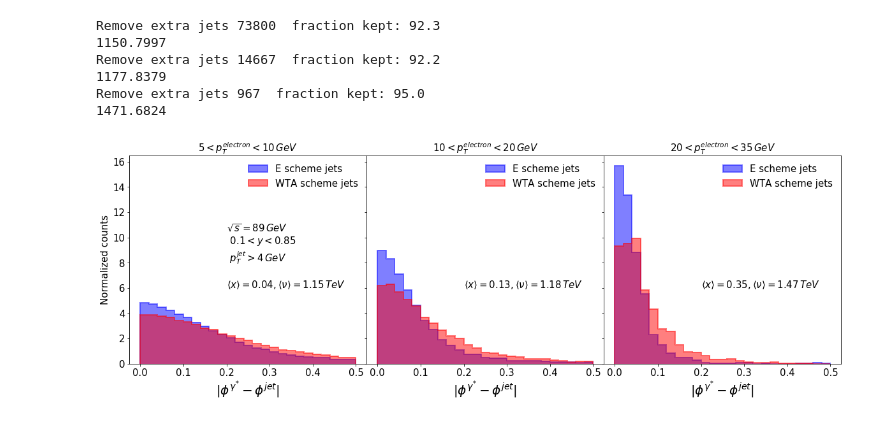
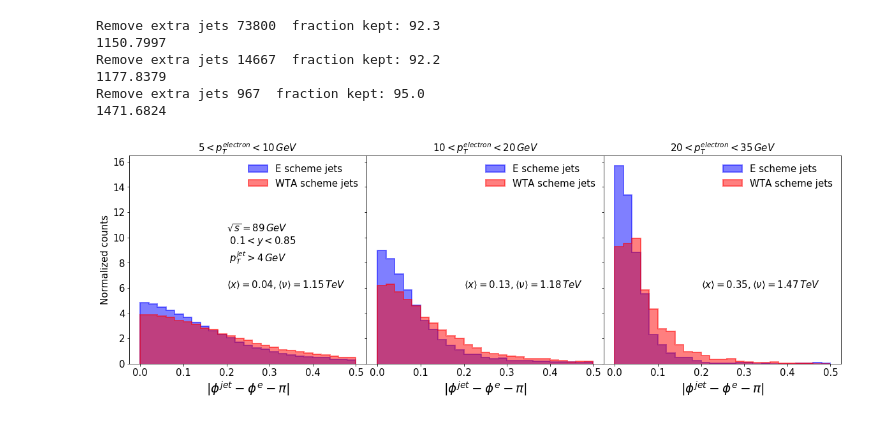
Before and after one commit to y-song/notebooks, a Jupyter notebook: dphi_e_scheme_wta_scheme.ipynb, the cells around one changed output. Cells and saved outputs as stored; diff of their text form; code cells hidden in the pictures.

```diff
--- a/dphi_e_scheme_wta_scheme.ipynb
+++ b/dphi_e_scheme_wta_scheme.ipynb
@@ -151,34 +151,34 @@ fig = plt.figure(figsize=(20,6))
 plt.subplots_adjust(wspace=0, hspace=0)
 
 ax1 = plt.subplot(131)
 plot_dphi([d1,e1], ['E scheme jets','WTA scheme jets'], ['b','r'])
-plt.xlabel('$|\phi^{\gamma^{*}}-\phi^{jet}|$', fontsize=20)
+plt.xlabel('$|\phi^{jet}-\phi^e-\pi|$', fontsize=20)
 plt.ylabel('Normalized counts', fontsize=15)
 plt.xticks(fontsize=15)
 plt.yticks(fontsize=15)
 plt.text(0.2,6, r'$\langle x \rangle = 0.04, \langle \nu \rangle = 1.15 \, TeV$', fontsize=15)
 plt.text(0.2,8, '$\sqrt{s} = 89 \, GeV$ \n $0.1 < y < 0.85$ \n $p_T^{jet} > 4 \, GeV$', fontsize=15)
 plt.legend(prop={'size': 15}, frameon=False, loc='best')
 plt.title('$5 < p_T^{electron} < 10 \, GeV$', fontsize=15)
 
 ax2 = plt.subplot(132, sharey=ax1)
 plot_dphi([d2,e2], ['E scheme jets','WTA scheme jets'], ['b','r'])
-plt.xlabel('$|\phi^{\gamma^{*}}-\phi^{jet}|$', fontsize=20)
+plt.xlabel('$|\phi^{jet}-\phi^e-\pi|$', fontsize=20)
 plt.xticks(fontsize=15)
 plt.setp(ax2.get_yticklabels(), visible=False)
 plt.text(0.2,6, r'$\langle x \rangle = 0.13, \langle \nu \rangle = 1.18 \, TeV$', fontsize=15)
 plt.legend(prop={'size': 15}, frameon=False, loc='best')
 plt.title('$10 < p_T^{electron} < 20 \, GeV$', fontsize=15)
 
 ax3 = plt.subplot(133, sharey=ax1)
 plot_dphi([d3,e3], ['E scheme jets','WTA scheme jets'], ['b','r'])
-plt.xlabel('$|\phi^{\gamma^{*}}-\phi^{jet}|$', fontsize=20)
+plt.xlabel('$|\phi^{jet}-\phi^e-\pi|$', fontsize=20)
 plt.xticks(fontsize=15)
 plt.setp(ax3.get_yticklabels(), visible=False)
 plt.text(0.2,6, r'$\langle x \rangle = 0.35, \langle \nu \rangle = 1.47 \, TeV$', fontsize=15)
 plt.legend(prop={'size': 15}, frameon=False, loc='best')
 plt.title('$20 < p_T^{electron} < 35 \, GeV$', fontsize=15)
 
 plt.savefig('images/dphi_2.pdf', bbox_inches='tight')
 # %% [output]
-[figure, old version]
+[figure, new version]
```
Also changed, not shown: parts of 2 cells of this notebook.
